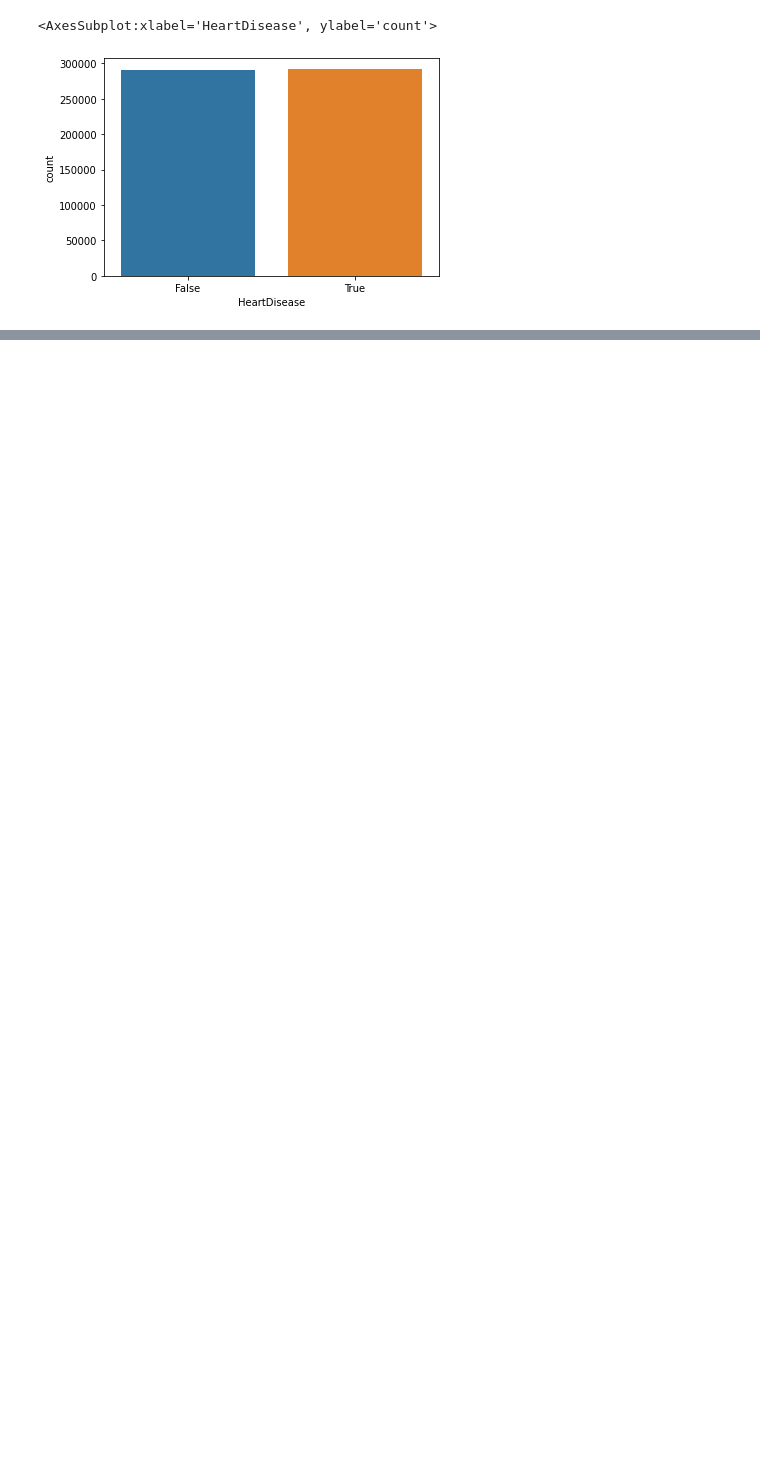
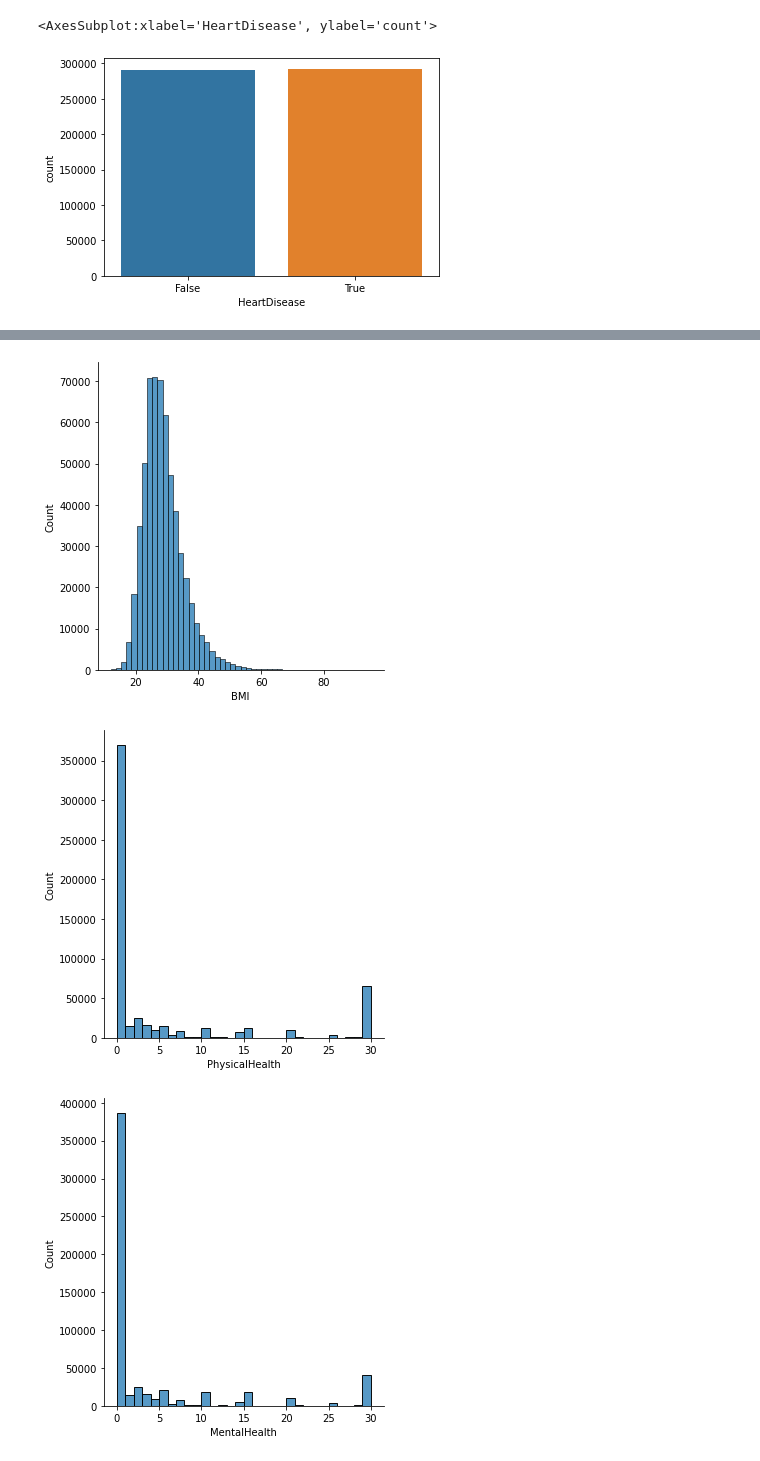
Before and after one commit to Portugapt/AAA-Explainability, a Jupyter notebook: source/2_preparation/2_heart_processing.ipynb, the cells around one changed output, grey strips where cells are left out. Drawn from its saved outputs; the diff is of its cells as text; code cells hidden in the pictures; blank space fills up the shorter version.

```diff
--- a/source/2_preparation/2_heart_processing.ipynb
+++ b/source/2_preparation/2_heart_processing.ipynb
@@ -148,0 +229,10 @@ sns.countplot(x = heartDisease_imbalance['HeartDisease'])
+# %%
+_CONTINUOUS_FEATURES = heartDisease_imbalance.select_dtypes(include=['float64', 'int32', 'int64']).columns
+for i in _CONTINUOUS_FEATURES:
+    unique_values = heartDisease_imbalance[i].unique()
+    sns.displot(x = heartDisease_imbalance[i], bins = 50 if i == 'BMI' else max(unique_values) - min(unique_values))
+    plt.show()
+# %% [output]
+[figure, added]
+[figure, added]
+[figure, added]
```
Also changed, not shown: parts of 15 cells of this notebook, 2 other files.
